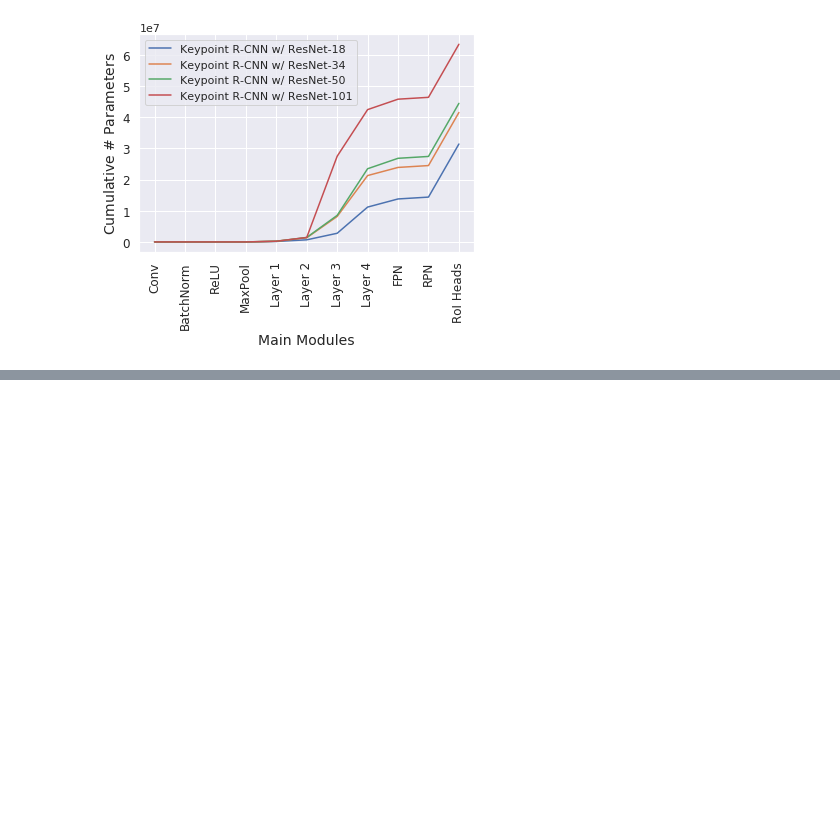
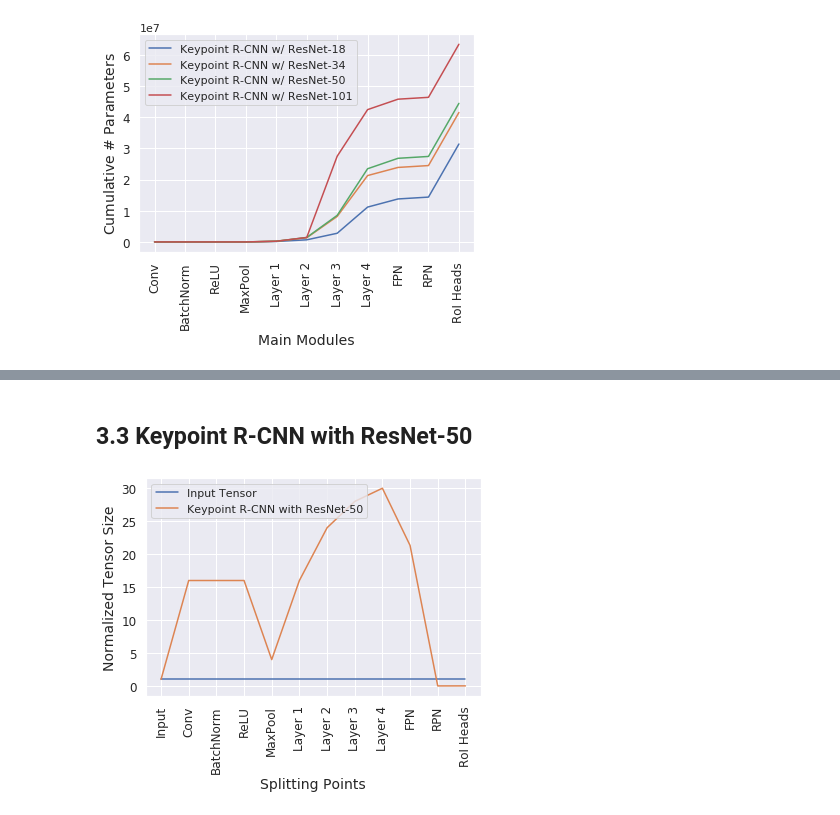
Before and after one commit to yoshitomo-matsubara/hnd-ghnd-object-detectors, a Jupyter notebook: src/complexity_analyzer.ipynb, the cells around one changed output, grey strips where cells are left out. Saved outputs shown, nothing was run; the diff lists cells and outputs as text; code cells hidden in the pictures; blank space fills up the shorter version.

```diff
--- a/src/complexity_analyzer.ipynb
+++ b/src/complexity_analyzer.ipynb
@@ -175,0 +303,6 @@ analyze_models(mask_rcnns, rcnn_component_names, ['Keypoint R-CNN w/ ResNet-18',
+# %% [markdown]
+## 3.3 Keypoint R-CNN with ResNet-50
+# %%
+analyze_tensor_sizes(keypoint_rcnn_backbone_resnet50, rcnn_component_names, rcnn_component_name_dict, imgs, 'Keypoint R-CNN with ResNet-50')
+# %% [output]
+[figure, added]
```
Also changed, not shown: parts of 9 cells of this notebook.
